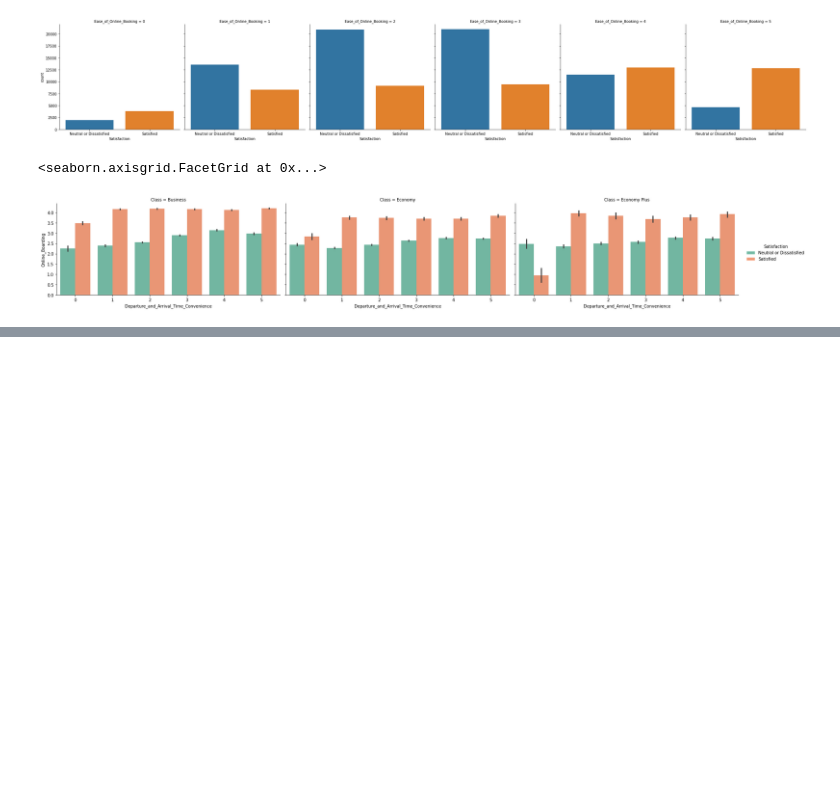
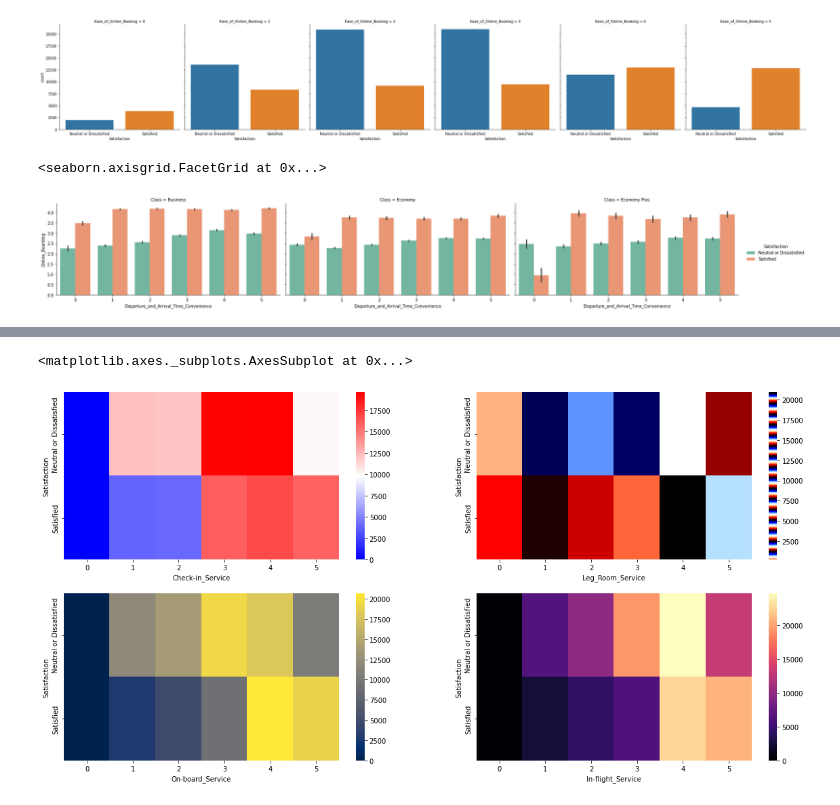
Before and after one commit to ibe-abu-chi/python_EDA, a Jupyter notebook: Airline_satisfaction.ipynb, the cells around one changed output, grey strips where cells are left out. Saved outputs shown, nothing was run; the diff lists cells and outputs as text; code cells hidden in the pictures; blank space fills up the shorter version.

```diff
--- a/Airline_satisfaction.ipynb
+++ b/Airline_satisfaction.ipynb
@@ -290,0 +289,14 @@ sns.stripplot(x='Age', y='Satisfaction', data=df, alpha=0.3, jitter=0.2, color='
+# %%
+fig, axarr = plt.subplots(2, 2, figsize=(20, 10))
+
+table1 = pd.crosstab(df['Satisfaction'], df['Check-in_Service'])
+sns.heatmap(table1, cmap='bwr', ax = axarr[0][0])
+table2 = pd.crosstab(df['Satisfaction'], df['Leg_Room_Service'])
+sns.heatmap(table2, cmap='flag', ax = axarr[0][1])
+table3 = pd.crosstab(df['Satisfaction'], df['On-board_Service'])
+sns.heatmap(table3, cmap='cividis', ax = axarr[1][0])
+table4 = pd.crosstab(df['Satisfaction'], df['In-flight_Service'])
+sns.heatmap(table4, cmap='magma', ax = axarr[1][1])
+# %% [output]
+<matplotlib.axes._subplots.AxesSubplot at 0x...>
+[figure, added]
```
Also changed, not shown: parts of 36 cells of this notebook.
